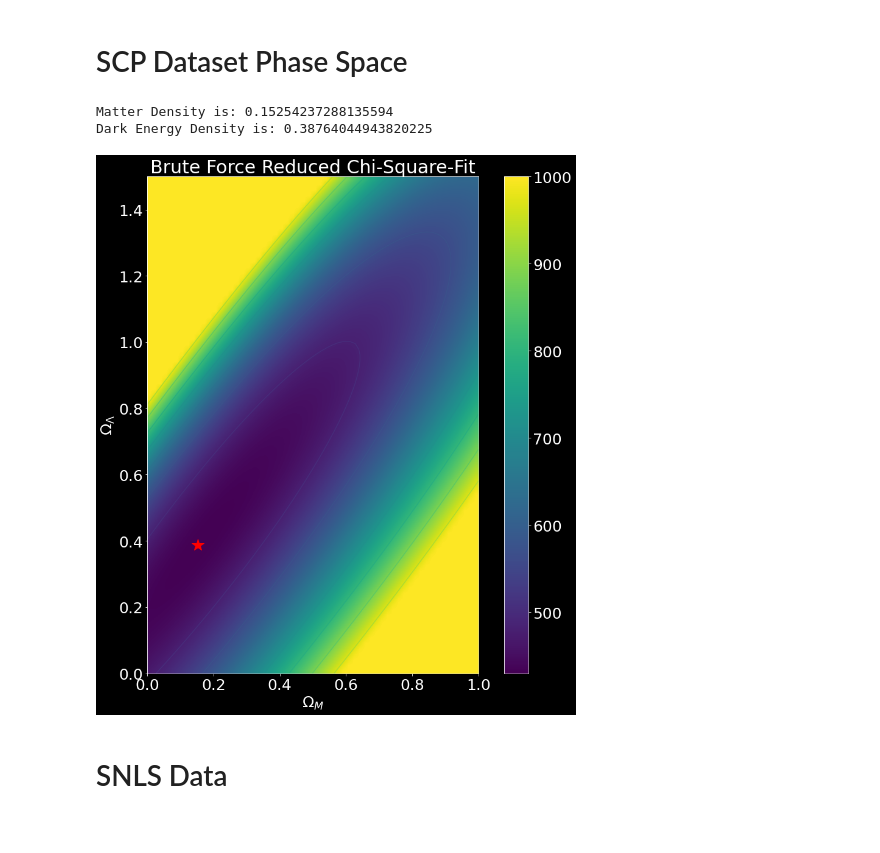
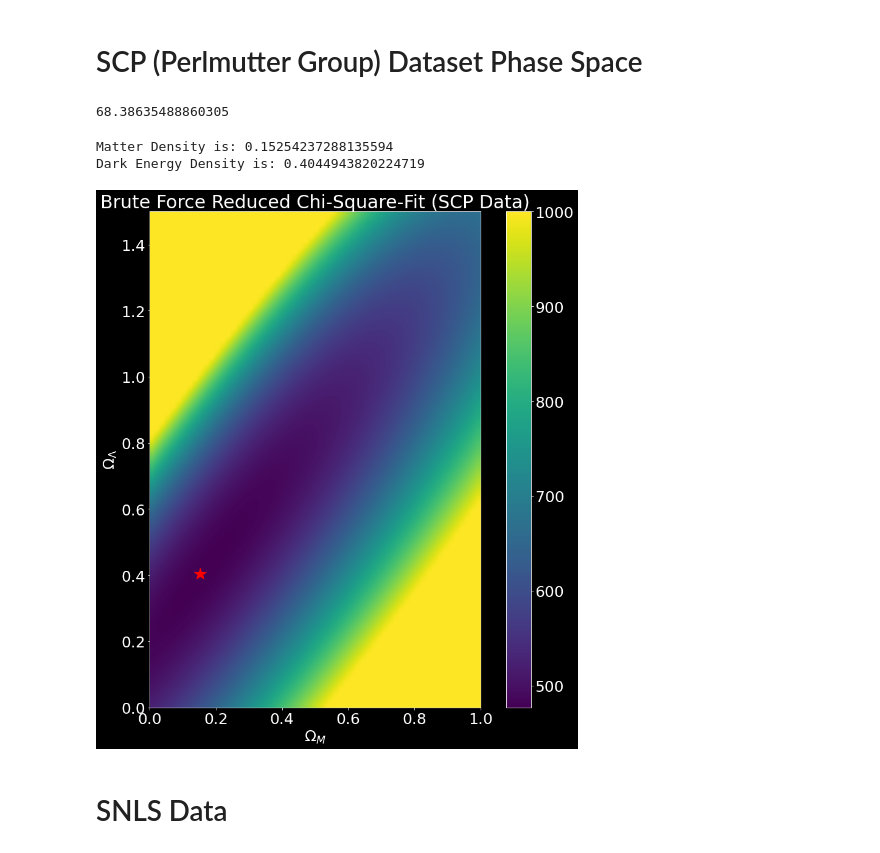
Before and after one commit to bpeck114/c161_project, a Jupyter notebook: dex/Phase_Space_Plots.ipynb, the cells around one changed output. Saved outputs shown, nothing was run; the diff lists cells and outputs as text; code cells hidden in the pictures.

```diff
--- a/dex/Phase_Space_Plots.ipynb
+++ b/dex/Phase_Space_Plots.ipynb
@@ -9,24 +9,26 @@ import csv
 plt.rcParams.update({'font.size': 25})
 plt.style.use("dark_background")
 # %% [markdown]
-# SCP Dataset Phase Space
+# SCP (Perlmutter Group) Dataset Phase Space
 # %%
-data = np.genfromtxt('SCPUnion2.1_mu_vs_z.txt')
+data_scp = np.genfromtxt('SCPUnion2.1_mu_vs_z.txt')
 # %%
-redshift = data.T[1]
-dist_mod = data.T[2] #pc
-dist_mod_err = data.T[3] #pc
+redshift = data_scp.T[1]
+dist_mod = data_scp.T[2] #pc
+dist_mod_err = data_scp.T[3] #pc
 
 redshift_size = 0.001
 redshift_guess = np.arange(redshift_size,2.0,redshift_size)
 
-c = 299792.   # km/s
-indx = redshift<0.05
+c = 299792.
+indx = redshift<0.03
 H0 = (c*1.e6/10.**(dist_mod[indx]/5.+1)*redshift[indx]).mean()
-# horizon distance
+print(H0)
 dH = c/H0
 ms = 5.0*np.log10(dH*redshift)
 m0 = np.sum((dist_mod[indx]-ms[indx])/dist_mod_err[indx]**2)/np.sum(1./dist_mod_err[indx]**2)
+# %% [output]
+68.38635488860305
 # %%
 def redshift_pred(omega_m,omega_L,z):
     omega_k = 1.-omega_m-omega_L
@@ -45,67 +47,52 @@ def redshift_pred(omega_m,omega_L,z):
     return ms
 # %%
 
-# construct a 2D grid in Om_M, Om_Lambda:
 Nomega_m = 60
 Nomega_L = 90
 omega_ms = np.linspace(0.0,1.0,Nomega_m)
 omega_Ls = np.linspace(0.,1.5,Nomega_L)
 X, Y = np.meshgrid(omega_ms,omega_Ls)
 
-# initialize a chisq surface in this space:
 Zmax = 1000.
 Z = np.ones((Nomega_L,Nomega_m))*Zmax
 
-# loop over points (cosmologies) in this space
 for i in np.arange(Nomega_m):
     for j in np.arange(Nomega_L):
-    # get predicted magnitudes for this cosmology
         ms = redshift_pred(omega_ms[i],omega_Ls[j],redshift)
-        # construct a chisq between the theory and the data
         chiv = (dist_mod-ms)/dist_mod_err
         chisq = np.sum(chiv[~indx]**2)
-        # print omega_m,omega_L,omega_k,chisq,ndof
         Z[j,i] = min(chisq,Zmax)
 
-# find the minimum chisq
 chimin = Z.min()
-# and the values of the parameters at the minimum
 am  = np.unravel_index(Z.argmin(), Z.shape)
 omega_m = X[am]
 omega_L = Y[am]
 omega_k = 1.-omega_m-omega_L
 print("Matter Density is:", omega_m)
 print("Dark Energy Density is:", omega_L)
 
 mc = redshift_pred(omega_m,omega_L,redshift_guess)
 
-# find the contour of "no big bang"
 b = []
 for omega_m in omega_ms:
     for omega_L in omega_Ls:
         if (np.sum((omega_m*(1+redshift_guess)**3+(1.-omega_m-omega_L)*(1+redshift_guess)**2+omega_L) < 0.)):
             b.append((omega_m,omega_L))
             break
 b = np.array(b)
 
-# plot the chisq and contours
 plt.figure(figsize = (15,15))
-im = plt.imshow(Z, interpolation='bilinear', origin='lower', \
-                cmap='viridis', extent=(0.,1.0,0.,1.5))
+im = plt.imshow(Z, interpolation='bilinear', origin='lower', cmap='viridis', extent=(0.,1.0,0.,1.5))
 plt.colorbar()
-CS = plt.contour(X, Y, Z)
-CS.levels = [chimin+1., chimin+2., chimin+3.]
-# plot the minimum
 plt.plot(X[am],Y[am],'r*',markersize=20)
-# plot the "no big bang" boundary
 plt.xlabel(r'$\Omega_M$')
 plt.ylabel(r'$\Omega_\Lambda$')
-plt.title('Brute Force Reduced Chi-Square-Fit')
+plt.title('Brute Force Reduced Chi-Square-Fit (SCP Data)')
 plt.show()
 # %% [output]
 Matter Density is: 0.15254237288135594
-Dark Energy Density is: 0.38764044943820225
+Dark Energy Density is: 0.4044943820224719
-[figure, old version]
+[figure, new version]
 # %% [markdown]
 # SNLS Data
 # %%
```
Also changed, not shown: parts of 5 cells of this notebook, 2 other files.
